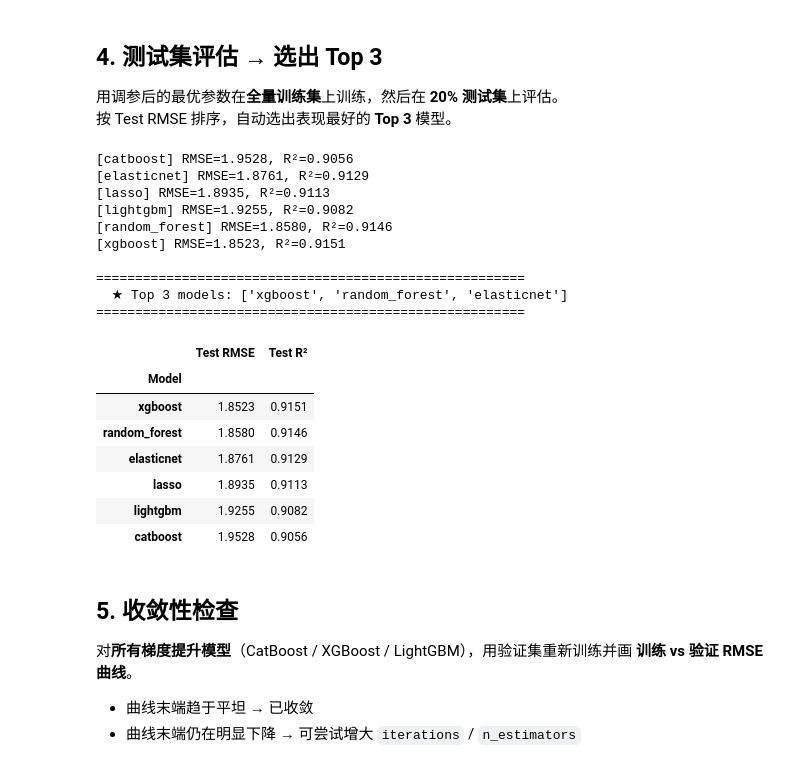
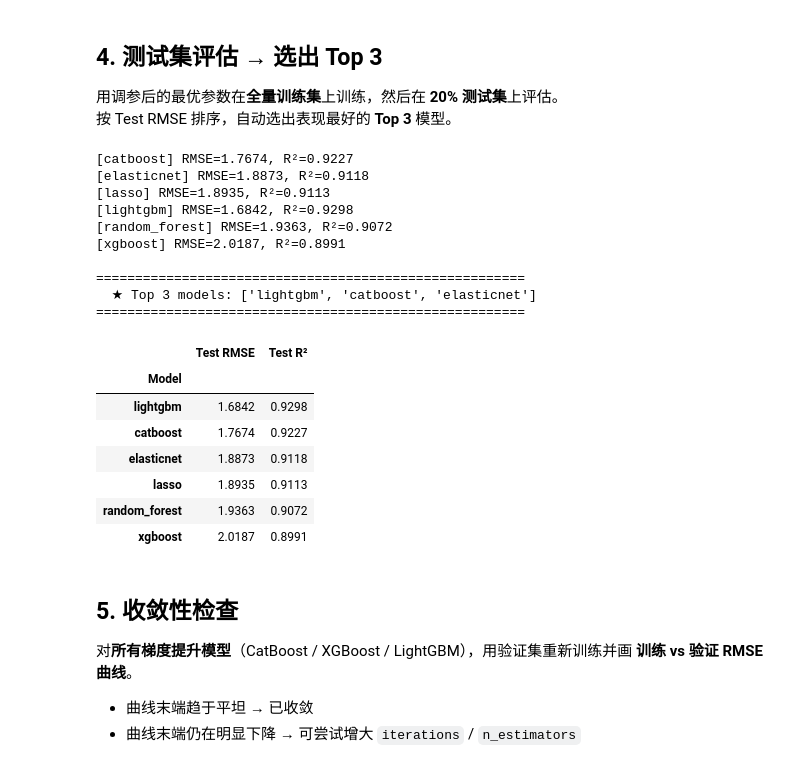
Before and after one commit to zhang-dot-dev/weather-forecast, a Jupyter notebook: notebooks/03_modeling.ipynb, the cells around one changed output. Saved outputs shown, nothing was run; the diff lists cells and outputs as text; code cells hidden in the pictures.

```diff
--- a/notebooks/03_modeling.ipynb
+++ b/notebooks/03_modeling.ipynb
@@ -175,46 +258,52 @@ Done. Tuned 6 models.
 # %%
 test_rows = []
 predictions = {}
 
 for name, pipe in tuned_pipelines.items():
-    pipe.fit(X_train, y_train)
-    y_pred = pipe.predict(X_test)
-    rmse = np.sqrt(mean_squared_error(y_test, y_pred))
-    r2 = r2_score(y_test, y_pred)
+
+    if name == 'xgboost':
+        pipe.set_params(model__early_stopping_rounds=None)
+
+    pipe.fit(X_train.values, y_train.values)
+    y_pred = pipe.predict(X_test.values)
+
+    rmse = np.sqrt(mean_squared_error(y_test.values, y_pred))
+    r2 = r2_score(y_test.values, y_pred)
+
     test_rows.append({
         'Model': name,
         'Test RMSE': round(rmse, 4),
         'Test R²': round(r2, 4),
     })
     predictions[name] = y_pred
     print(f"[{name}] RMSE={rmse:.4f}, R²={r2:.4f}")
 
 all_results = pd.DataFrame(test_rows).set_index('Model').sort_values('Test RMSE')
 
 top3_names = all_results.head(TOP_K).index.tolist()
 print(f"\n{'='*55}")
 print(f"  ★ Top {TOP_K} models: {top3_names}")
 print(f"{'='*55}")
 all_results
 # %% [output]
-[catboost] RMSE=1.9528, R²=0.9056
-[elasticnet] RMSE=1.8761, R²=0.9129
+[catboost] RMSE=1.7674, R²=0.9227
+[elasticnet] RMSE=1.8873, R²=0.9118
 [lasso] RMSE=1.8935, R²=0.9113
-[lightgbm] RMSE=1.9255, R²=0.9082
-[random_forest] RMSE=1.8580, R²=0.9146
-[xgboost] RMSE=1.8523, R²=0.9151
+[lightgbm] RMSE=1.6842, R²=0.9298
+[random_forest] RMSE=1.9363, R²=0.9072
+[xgboost] RMSE=2.0187, R²=0.8991
 
 =======================================================
-  ★ Top 3 models: ['xgboost', 'random_forest', 'elasticnet']
+  ★ Top 3 models: ['lightgbm', 'catboost', 'elasticnet']
 =======================================================
 |  | Test RMSE | Test R² |
 | Model |  |  |
-| xgboost | 1.8523 | 0.9151 |
-| random_forest | 1.8580 | 0.9146 |
-| elasticnet | 1.8761 | 0.9129 |
+| lightgbm | 1.6842 | 0.9298 |
+| catboost | 1.7674 | 0.9227 |
+| elasticnet | 1.8873 | 0.9118 |
 | lasso | 1.8935 | 0.9113 |
-| lightgbm | 1.9255 | 0.9082 |
-| catboost | 1.9528 | 0.9056 |
+| random_forest | 1.9363 | 0.9072 |
+| xgboost | 2.0187 | 0.8991 |
 # %% [markdown]
 ## 5. 收敛性检查
 
```
Also changed, not shown: parts of 15 cells of this notebook, 18 other files.
